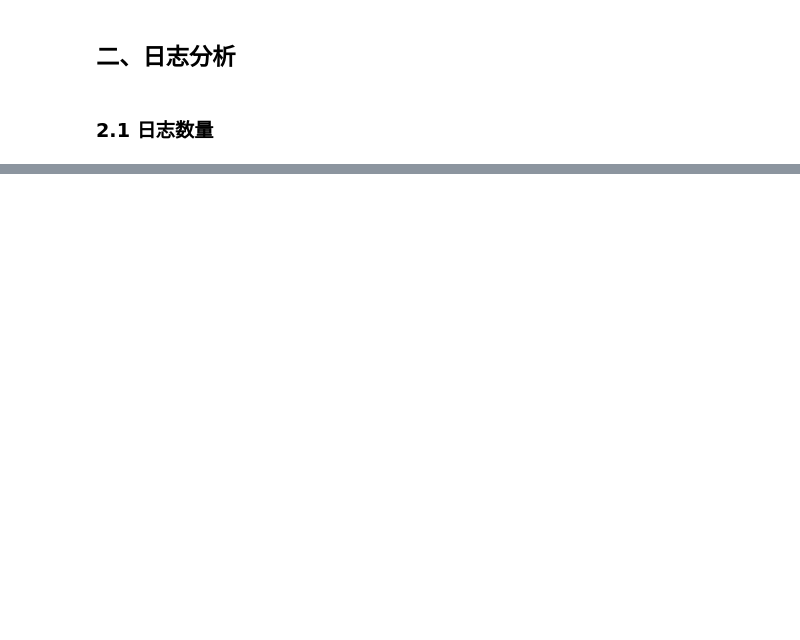
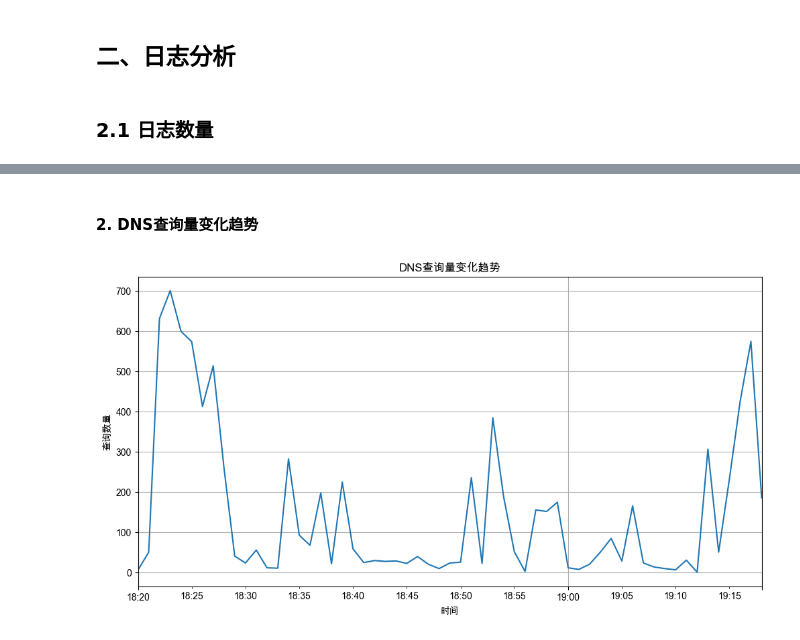
Before and after one commit to Shlisok/logAnalysis, a Jupyter notebook: 日志分析.ipynb, the cells around one changed output, grey strips where cells are left out. Saved outputs shown, nothing was run; the diff lists cells and outputs as text; code cells hidden in the pictures; blank space fills up the shorter version.

```diff
--- a/日志分析.ipynb
+++ b/日志分析.ipynb
@@ -138,0 +127,20 @@ plt.show()
+# %% [markdown]
+#### 2. DNS查询量变化趋势
+# %%
+# 复制源数据
+dns_df_by_times = dns_df
+# 把列索引格式改为时间
+dns_df_by_times.index = pd.to_datetime(dns_df_by_times.index)
+# 以分钟为粒度计数
+dns_df_minute = dns_df_by_times['查询地址'].resample('T').count()
+
+# 绘制时间序列图
+plt.figure(figsize=(12, 6))
+dns_df_minute.plot(title='DNS查询量变化趋势', xlabel='时间', ylabel='查询数量')
+plt.grid(True)
+plt.show()
+
+# 释放空间
+del dns_df_by_times
+# %% [output]
+[figure, added]
```
Also changed, not shown: parts of 7 cells of this notebook.
